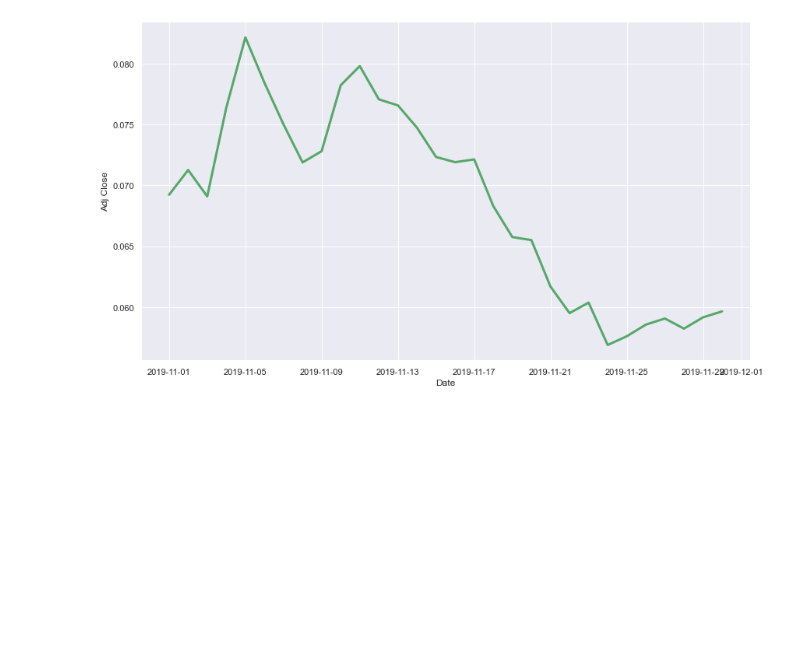
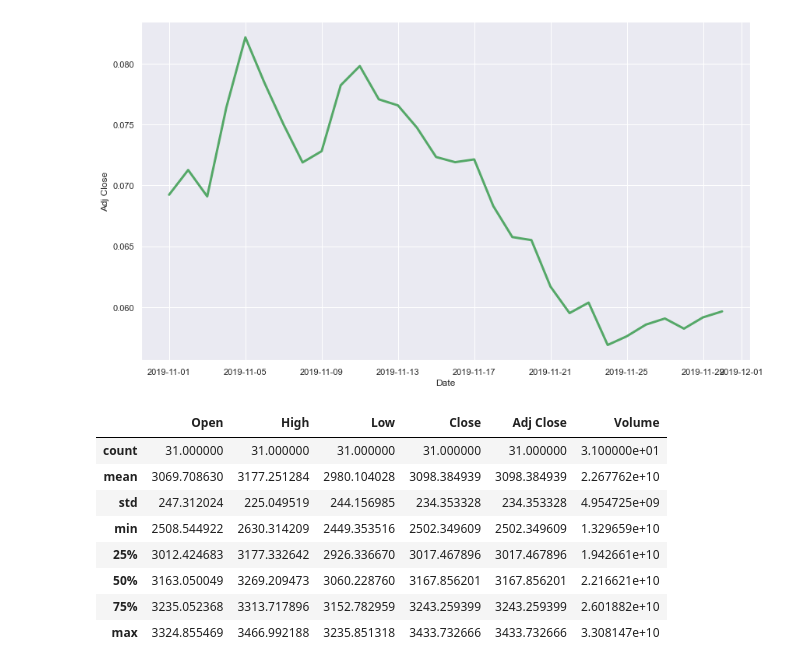
Before and after one commit to emel333/tulsa_burn, a Jupyter notebook: burn_analysis.ipynb, the cells around one changed output. Saved outputs shown, nothing was run; the diff lists cells and outputs as text; code cells hidden in the pictures; blank space fills up the shorter version.

```diff
--- a/burn_analysis.ipynb
+++ b/burn_analysis.ipynb
@@ -113,4 +115,15 @@ ax = sns.lineplot(data=xlm_data, x ='Date', y = 'Adj Close', color = 'g', palett
 # %%
 # Practice here with Plotly
 # %%
-# Creating a 'return' feature
+# Getting some statistics on the datasets
+eth_data.describe()
+# %% [output]
+|  | Open | High | Low | Close | Adj Close | Volume |
+| count | 31.000000 | 31.000000 | 31.000000 | 31.000000 | 31.000000 | 3.100000e+01 |
+| mean | 3069.708630 | 3177.251284 | 2980.104028 | 3098.384939 | 3098.384939 | 2.267762e+10 |
+| std | 247.312024 | 225.049519 | 244.156985 | 234.353328 | 234.353328 | 4.954725e+09 |
+| min | 2508.544922 | 2630.314209 | 2449.353516 | 2502.349609 | 2502.349609 | 1.329659e+10 |
+| 25% | 3012.424683 | 3177.332642 | 2926.336670 | 3017.467896 | 3017.467896 | 1.942661e+10 |
+| 50% | 3163.050049 | 3269.209473 | 3060.228760 | 3167.856201 | 3167.856201 | 2.216621e+10 |
+| 75% | 3235.052368 | 3313.717896 | 3152.782959 | 3243.259399 | 3243.259399 | 2.601882e+10 |
+| max | 3324.855469 | 3466.992188 | 3235.851318 | 3433.732666 | 3433.732666 | 3.308147e+10 |
```
Also changed, not shown: parts of 8 cells of this notebook.
